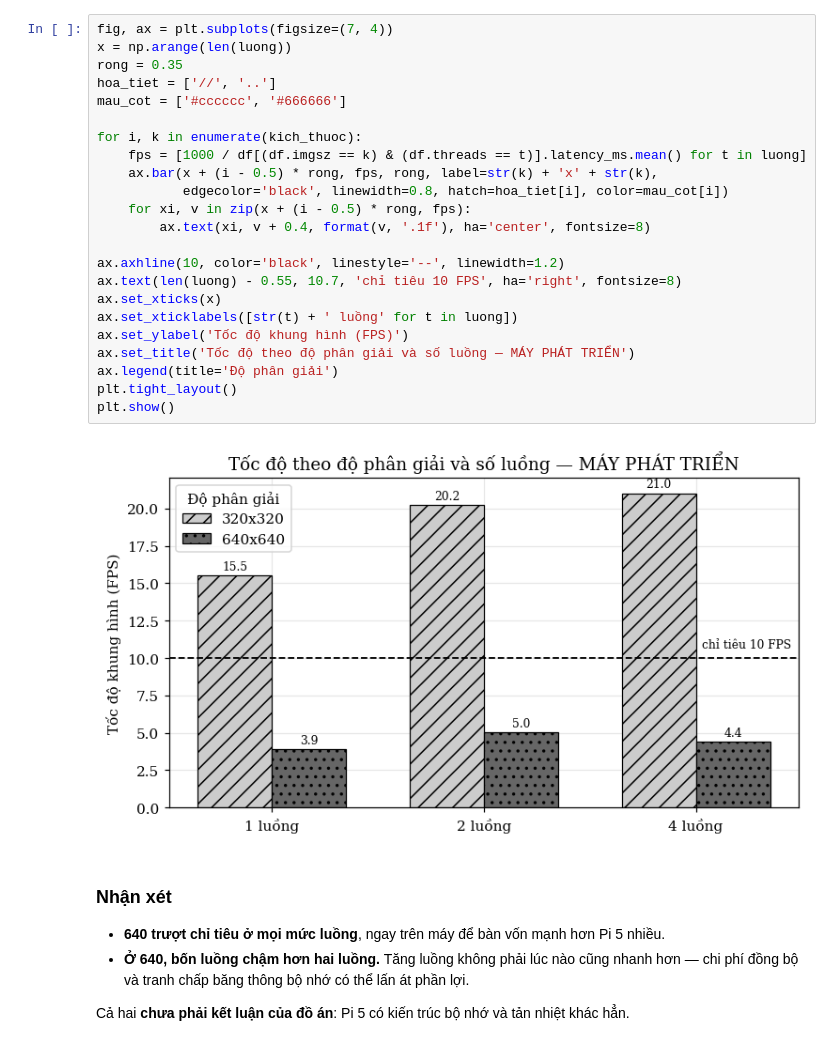
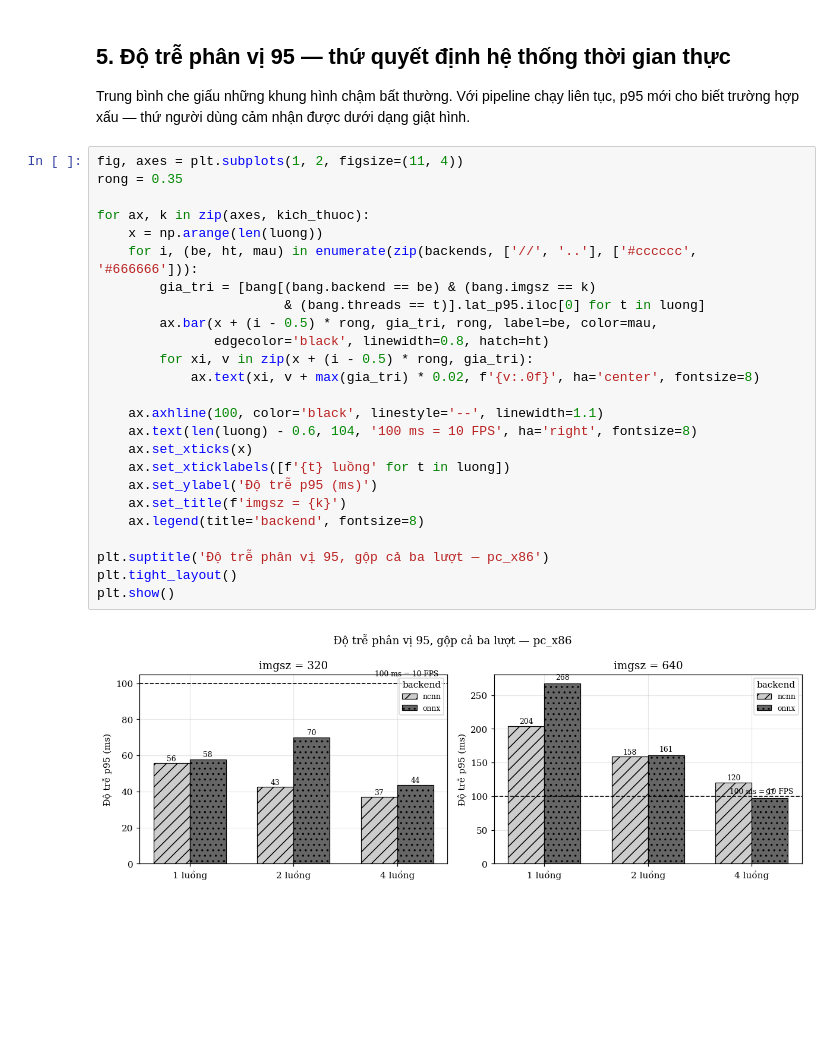
Before and after one commit to tthanhlong294/UIT-AI503.F3.LT.TTNT, a Jupyter notebook: notebooks/02_phan_tich_hieu_nang_detect.ipynb, the cells around one changed output. Drawn from its saved outputs; the diff is of its cells as text; blank space fills up the shorter version.

Commit message:
exp(detect): ma trận 12 ô ONNX vs NCNN, ba lượt trên máy phát triển

```diff
--- a/notebooks/02_phan_tich_hieu_nang_detect.ipynb
+++ b/notebooks/02_phan_tich_hieu_nang_detect.ipynb
@@ -107,33 +321,32 @@ tom_tat
+# %% [markdown]
+## 5. Độ trễ phân vị 95 — thứ quyết định hệ thống thời gian thực
+
+Trung bình che giấu những khung hình chậm bất thường. Với pipeline chạy liên tục, p95 mới cho biết
+trường hợp xấu — thứ người dùng cảm nhận được dưới dạng giật hình.
 # %%
-fig, ax = plt.subplots(figsize=(7, 4))
-x = np.arange(len(luong))
+fig, axes = plt.subplots(1, 2, figsize=(11, 4))
 rong = 0.35
-hoa_tiet = ['//', '..']
-mau_cot = ['#cccccc', '#666666']
 
-for i, k in enumerate(kich_thuoc):
-    fps = [1000 / df[(df.imgsz == k) & (df.threads == t)].latency_ms.mean() for t in luong]
-    ax.bar(x + (i - 0.5) * rong, fps, rong, label=str(k) + 'x' + str(k),
-           edgecolor='black', linewidth=0.8, hatch=hoa_tiet[i], color=mau_cot[i])
-    for xi, v in zip(x + (i - 0.5) * rong, fps):
-        ax.text(xi, v + 0.4, format(v, '.1f'), ha='center', fontsize=8)
+for ax, k in zip(axes, kich_thuoc):
+    x = np.arange(len(luong))
+    for i, (be, ht, mau) in enumerate(zip(backends, ['//', '..'], ['#cccccc', '#666666'])):
+        gia_tri = [bang[(bang.backend == be) & (bang.imgsz == k)
+                        & (bang.threads == t)].lat_p95.iloc[0] for t in luong]
+        ax.bar(x + (i - 0.5) * rong, gia_tri, rong, label=be, color=mau,
+               edgecolor='black', linewidth=0.8, hatch=ht)
+        for xi, v in zip(x + (i - 0.5) * rong, gia_tri):
+            ax.text(xi, v + max(gia_tri) * 0.02, f'{v:.0f}', ha='center', fontsize=8)
 
-ax.axhline(10, color='black', linestyle='--', linewidth=1.2)
-ax.text(len(luong) - 0.55, 10.7, 'chỉ tiêu 10 FPS', ha='right', fontsize=8)
-ax.set_xticks(x)
-ax.set_xticklabels([str(t) + ' luồng' for t in luong])
-ax.set_ylabel('Tốc độ khung hình (FPS)')
-ax.set_title('Tốc độ theo độ phân giải và số luồng — MÁY PHÁT TRIỂN')
-ax.legend(title='Độ phân giải')
+    ax.axhline(100, color='black', linestyle='--', linewidth=1.1)
+    ax.text(len(luong) - 0.6, 104, '100 ms = 10 FPS', ha='right', fontsize=8)
+    ax.set_xticks(x)
+    ax.set_xticklabels([f'{t} luồng' for t in luong])
+    ax.set_ylabel('Độ trễ p95 (ms)')
+    ax.set_title(f'imgsz = {k}')
+    ax.legend(title='backend', fontsize=8)
+
+plt.suptitle('Độ trễ phân vị 95, gộp cả ba lượt — pc_x86')
 plt.tight_layout()
 plt.show()
 # %% [output]
-[figure, old version]
+[figure, new version]
-# %% [markdown]
-### Nhận xét
-
-- **640 trượt chỉ tiêu ở mọi mức luồng**, ngay trên máy để bàn vốn mạnh hơn Pi 5 nhiều.
-- **Ở 640, bốn luồng chậm hơn hai luồng.** Tăng luồng không phải lúc nào cũng nhanh hơn —
-  chi phí đồng bộ và tranh chấp băng thông bộ nhớ có thể lấn át phần lợi.
-
-Cả hai **chưa phải kết luận của đồ án**: Pi 5 có kiến trúc bộ nhớ và tản nhiệt khác hẳn.
```
Also changed, not shown: parts of 28 cells of this notebook, 6 other files.
